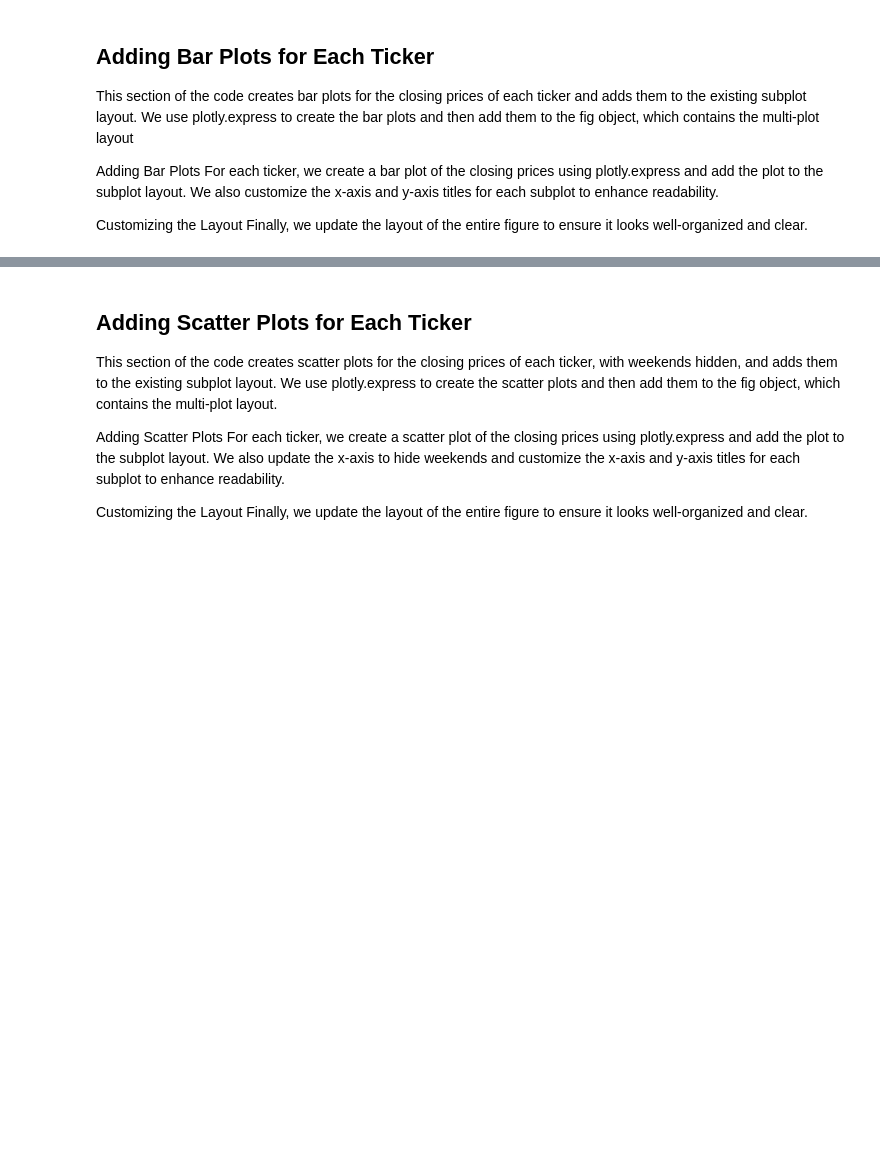
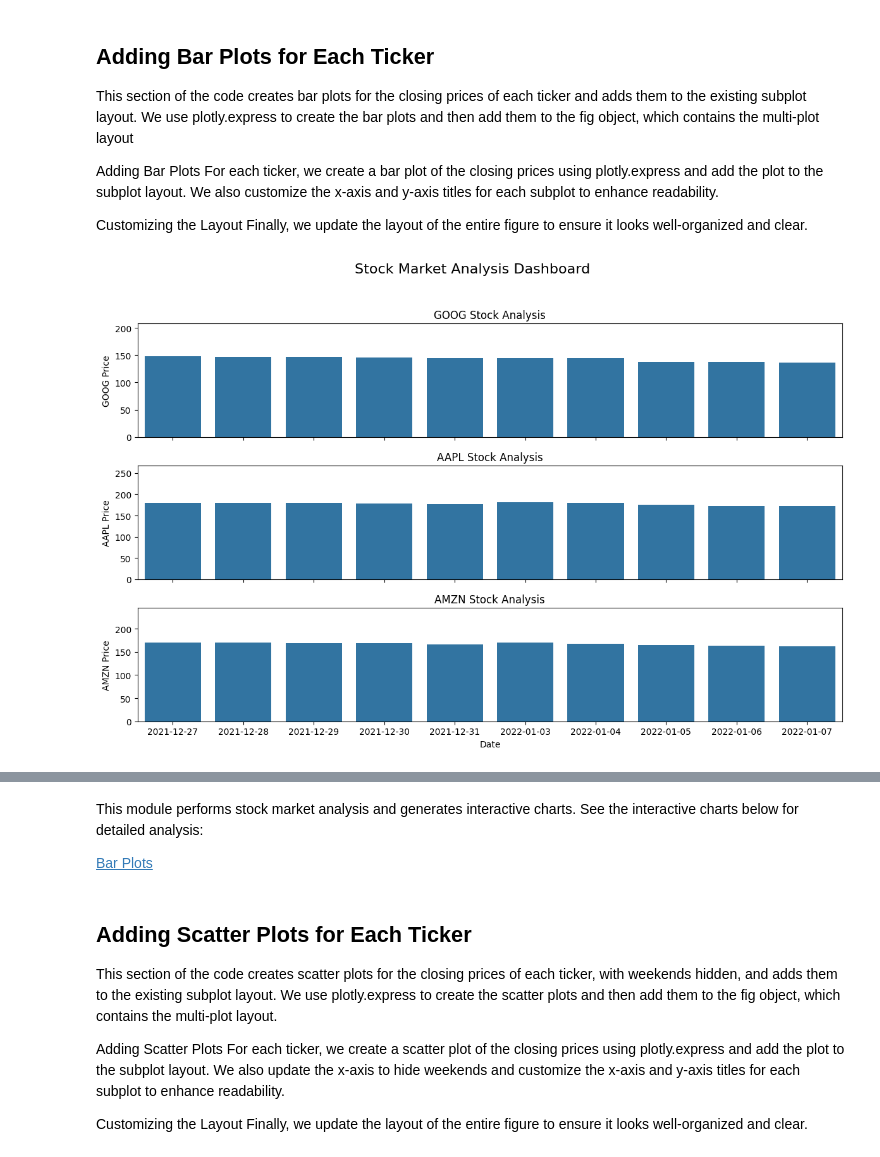
Before and after one commit to SaMoAAlamdari/Stock-Market-Analysis-using-Python, a Jupyter notebook: StockMarketAnalysisUsingPython.ipynb, the cells around one changed output, grey strips where cells are left out. Saved outputs shown, nothing was run; the diff lists cells and outputs as text; code cells hidden in the pictures; blank space fills up the shorter version.

```diff
--- a/StockMarketAnalysisUsingPython.ipynb
+++ b/StockMarketAnalysisUsingPython.ipynb
@@ -181,4 +187,25 @@ For each ticker, we create a bar plot of the closing prices using plotly.express
 
 Customizing the Layout
 Finally, we update the layout of the entire figure to ensure it looks well-organized and clear.
+# %%
+# Create subplots
+fig, axs = plt.subplots(len(tickers), 1, figsize=(12, 8), sharex=True)
+
+for i, ticker in enumerate(tickers):
+    df = data[data['Ticker'] == ticker]
+
+    # Create bar plot for closing prices
+    sns.barplot(x=df.index, y=df['Close'], ax=axs[i])
+    axs[i].set_title(f'{ticker} Stock Analysis')
+    axs[i].set_ylabel(f'{ticker} Price')
+    axs[i].set_xlabel('Date')
+
+    # Format x-axis for dates
+    axs[i].xaxis.set_major_locator(plt.MaxNLocator(integer=True))  # Ensure integer spacing on x-axis
+
+fig.suptitle("Stock Market Analysis Dashboard", fontsize=16)
+fig.tight_layout(rect=[0, 0, 1, 0.95])
+plt.show()
+# %% [output]
+[figure, added]
 # %%
@@ -218,6 +245,13 @@ fig.update_layout(height=800, width=1200, title="Stock Market Analysis Dashboard
 fig.show()
 # %% [output]
 [interactive output not drawn]
+# %% [markdown]
+
+This module performs stock market analysis and generates interactive charts.
+See the interactive charts below for detailed analysis:
+
+
+[Bar Plots](https://github.com/SaMoAAlamdari/Stock-Market-Analysis-using-Python/blob/main/bar_plots.html)
 # %% [markdown]
 ## Adding Scatter Plots for Each Ticker
 This section of the code creates scatter plots for the closing prices of each ticker, with weekends hidden, and adds them to the existing subplot layout. We use plotly.express to create the scatter plots and then add them to the fig object, which contains the multi-plot layout.
```
Also changed, not shown: parts of 10 cells of this notebook.
